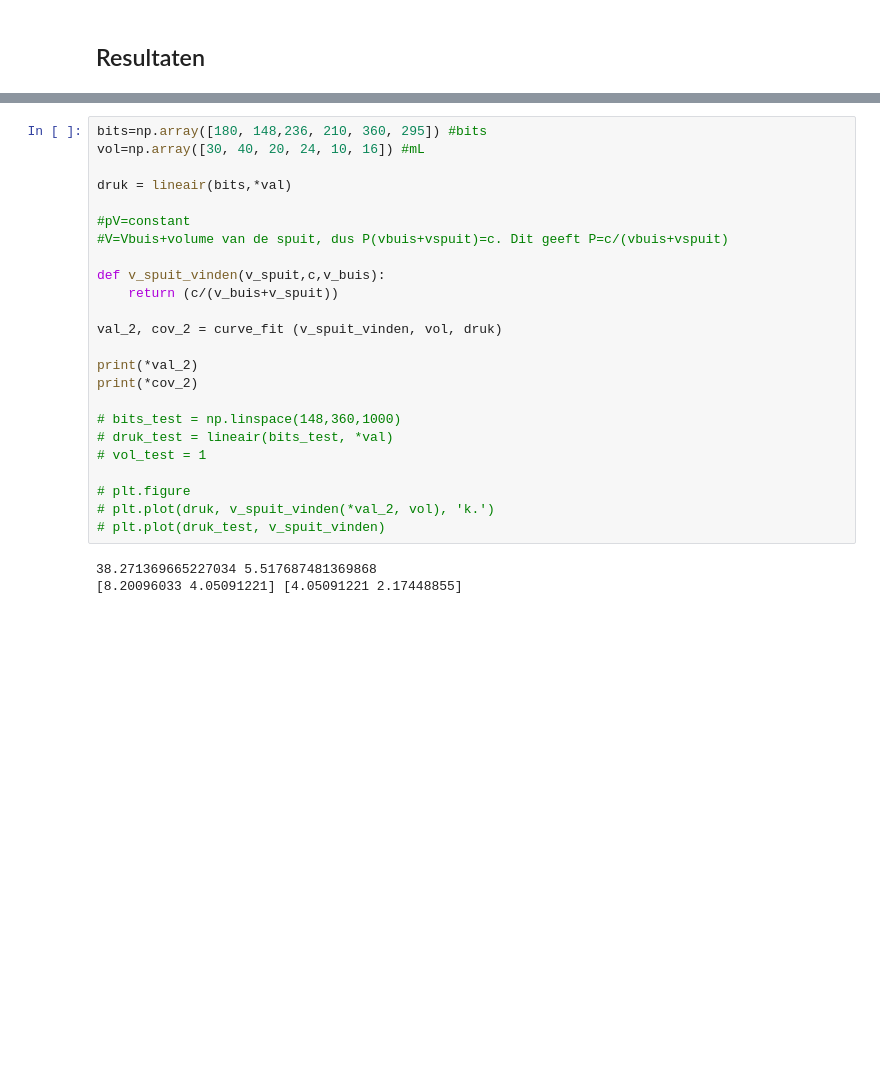
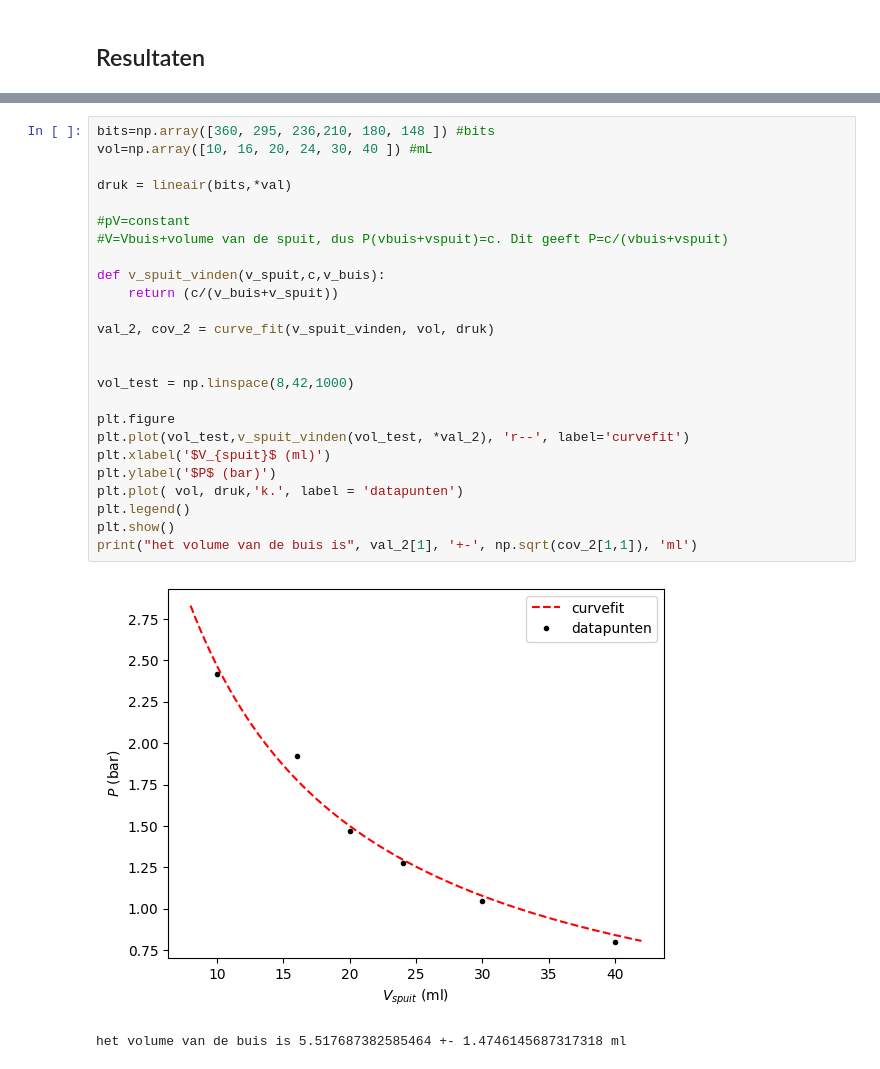
Before and after one commit to BobVill/32, a Jupyter notebook: Content/Labs/druksensorijken.ipynb, the cells around one changed output, grey strips where cells are left out. Saved outputs shown, nothing was run; the diff lists cells and outputs as text; blank space fills up the shorter version.

```diff
--- a/Content/Labs/druksensorijken.ipynb
+++ b/Content/Labs/druksensorijken.ipynb
@@ -109,27 +109,28 @@ print(*val)
 # %%
-bits=np.array([180, 148,236, 210, 360, 295]) #bits
-vol=np.array([30, 40, 20, 24, 10, 16]) #mL
+bits=np.array([360, 295, 236,210, 180, 148 ]) #bits
+vol=np.array([10, 16, 20, 24, 30, 40 ]) #mL
 
 druk = lineair(bits,*val)
 
 #pV=constant
 #V=Vbuis+volume van de spuit, dus P(vbuis+vspuit)=c. Dit geeft P=c/(vbuis+vspuit)
 
 def v_spuit_vinden(v_spuit,c,v_buis):
     return (c/(v_buis+v_spuit))
 
-val_2, cov_2 = curve_fit (v_spuit_vinden, vol, druk)
+val_2, cov_2 = curve_fit(v_spuit_vinden, vol, druk)
 
-print(*val_2)
-print(*cov_2)
 
-# bits_test = np.linspace(148,360,1000)
-# druk_test = lineair(bits_test, *val)
-# vol_test = 1
+vol_test = np.linspace(8,42,1000)
 
-# plt.figure
-# plt.plot(druk, v_spuit_vinden(*val_2, vol), 'k.')
-# plt.plot(druk_test, v_spuit_vinden)
+plt.figure
+plt.plot(vol_test,v_spuit_vinden(vol_test, *val_2), 'r--', label='curvefit')
+plt.xlabel('$V_{spuit}$ (ml)')
+plt.ylabel('$P$ (bar)')
+plt.plot( vol, druk,'k.', label = 'datapunten')
+plt.legend()
+plt.show()
+print("het volume van de buis is", val_2[1], '+-', np.sqrt(cov_2[1,1]), 'ml')
 # %% [output]
+[figure, added]
-38.271369665227034 5.517687481369868
-[8.20096033 4.05091221] [4.05091221 2.17448855]
+het volume van de buis is 5.517687382585464 +- 1.4746145687317318 ml
```
Also changed, not shown: parts of 1 cell of this notebook.
